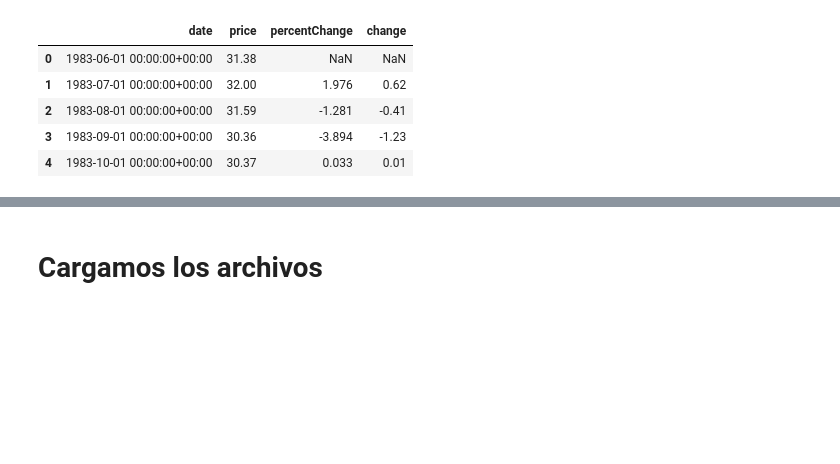
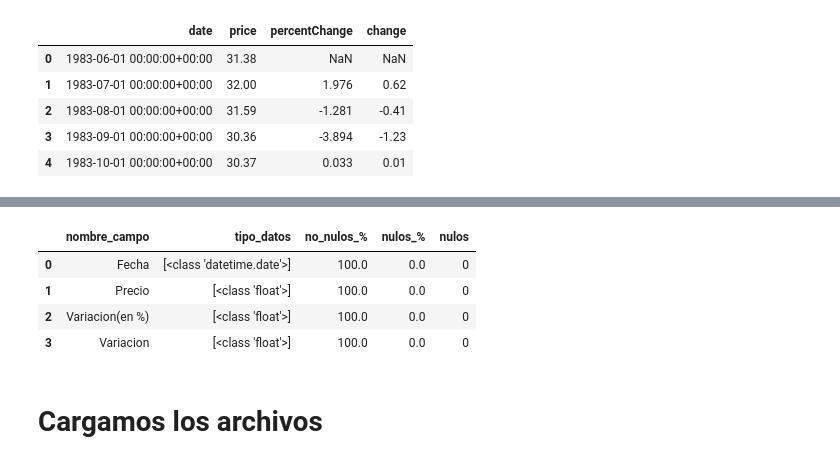
Before and after one commit to No-Country-simulation/c19-108-m-data-bi, a Jupyter notebook: notebooks/ETL.ipynb, the cells around one changed output, grey strips where cells are left out. Saved outputs shown, nothing was run; the diff lists cells and outputs as text; code cells hidden in the pictures; blank space fills up the shorter version.

```diff
--- a/notebooks/ETL.ipynb
+++ b/notebooks/ETL.ipynb
@@ -685,3 +757,21 @@ price_oil.head()
+# %%
+# rellenamos con 0 los valores nan en las columnas numericas, (ya que son pocas y no afectarán en un futuro a operaciones matematicas/estadisticas en el analisis)
+price_oil = price_oil.fillna(0)
+# %%
+# cambiamos el tipo de dato de la columna 'date' y extraemos el formato mas conveniente para nuestro analisis.
+price_oil['date'] = pd.to_datetime(price_oil['date'], infer_datetime_format= True)
+price_oil['date'] = (price_oil['date']).dt.date
+# %%
+# cambiamos la etiqueta de los campos
+price_oil.rename(columns={'date': 'Fecha', 'price': 'Precio', 'percentChange': 'Variacion(en %)', 'change': 'Variacion'}, inplace= True)
+# %%
+r.verificar_tipo_datos(price_oil)
+# %% [output]
+|  | nombre_campo | tipo_datos | no_nulos_% | nulos_% | nulos |
+| 0 | Fecha | [<class 'datetime.date'>] | 100.0 | 0.0 | 0 |
+| 1 | Precio | [<class 'float'>] | 100.0 | 0.0 | 0 |
+| 2 | Variacion(en %) | [<class 'float'>] | 100.0 | 0.0 | 0 |
+| 3 | Variacion | [<class 'float'>] | 100.0 | 0.0 | 0 |
 # %% [markdown]
 # Cargamos los archivos
 # %%
```
Also changed, not shown: parts of 17 cells of this notebook, 2 other files.
